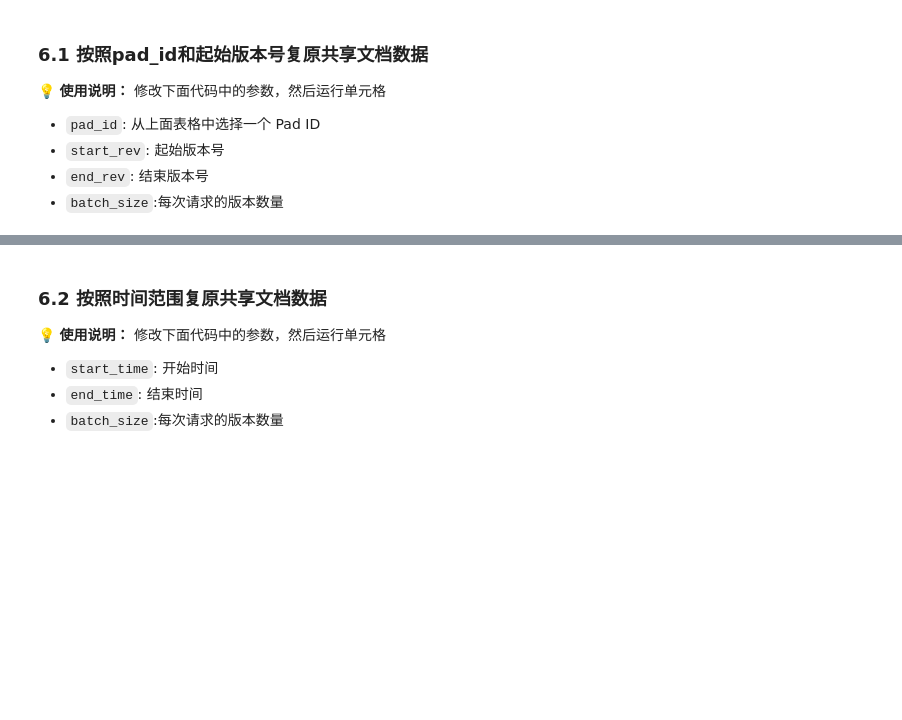
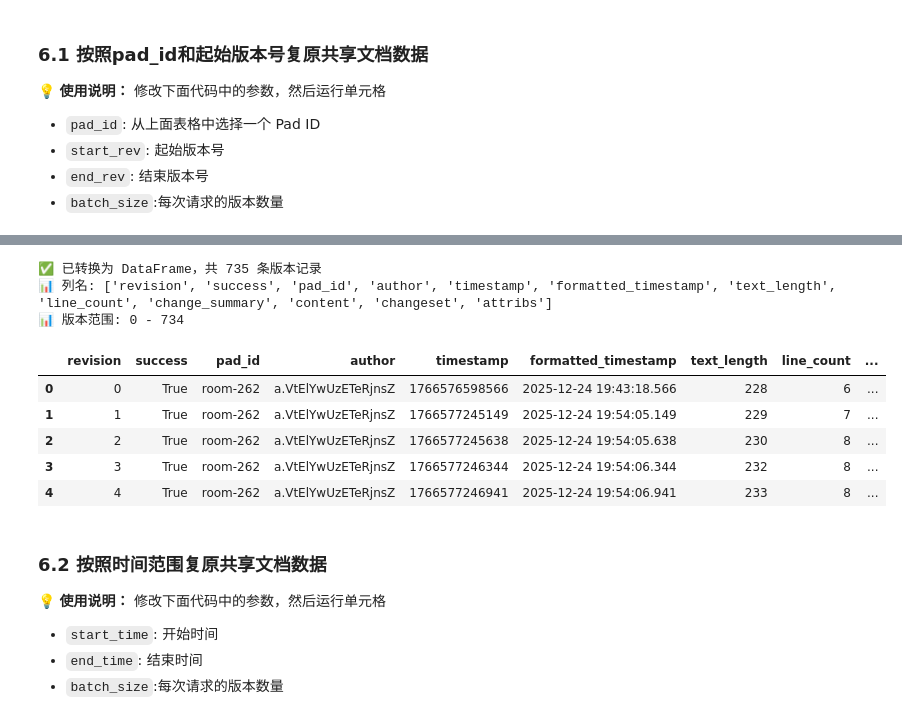
Before and after one commit to Ruotong2025/alic-etherpad-lite, a Jupyter notebook: notebooks/pad_content_rebuild_viewer.ipynb, the cells around one changed output, grey strips where cells are left out. Drawn from its saved outputs; the diff is of its cells as text; code cells hidden in the pictures; blank space fills up the shorter version.

```diff
--- a/notebooks/pad_content_rebuild_viewer.ipynb
+++ b/notebooks/pad_content_rebuild_viewer.ipynb
@@ -526,4 +536,42 @@ else:
 💡 结果已保存到变量 rebuild_result，可以在下面的单元格中查看详细内容
+# %%
+# 从 result 中提取版本数据
+# result 是一个字典，包含 'versions' 键，里面才是版本列表
+if isinstance(result, dict):
+    versionrange_versions = rebuild_result.get('versions', [])
+else:
+    # 如果 result 是列表（旧版本兼容）
+    versionrange_versions = [v for v in rebuild_result if isinstance(v, dict) and 'revision' in v]
+
+# 直接转 DataFrame
+versionrange_rebuild_df = pd.DataFrame(versionrange_versions)
+
+# 设置 Pandas 显示选项
+#pd.set_option('display.max_rows', None)  # 显示所有行
+#pd.set_option('display.max_columns', None)  # 显示所有列
+#pd.set_option('display.max_colwidth', 100)  # 列内容最多显示100字符（可调整）
+#pd.set_option('display.width', None)  # 自动调整宽度
+
+# 显示结果
+print(f"\n✅ 已转换为 DataFrame，共 {len(timerange_rebuild_df)} 条版本记录")
+if len(versionrange_rebuild_df) > 0:
+    print(f"📊 列名: {list(versionrange_rebuild_df.columns)}")
+    print(f"📊 版本范围: {versionrange_rebuild_df['revision'].min()} - {versionrange_rebuild_df['revision'].max()}")
+else:
+    print("⚠️  没有找到版本数据")
+# %% [output]
+✅ 已转换为 DataFrame，共 735 条版本记录
+📊 列名: ['revision', 'success', 'pad_id', 'author', 'timestamp', 'formatted_timestamp', 'text_length', 'line_count', 'change_summary', 'content', 'changeset', 'attribs']
+📊 版本范围: 0 - 734
+# %%
+versionrange_rebuild_df.head()
+# %% [output]
+|  | revision | success | pad_id | author | timestamp | formatted_timestamp | text_length | line_count | ... |
+| 0 | 0 | True | room-262 | a.VtElYwUzETeRjnsZ | 1766576598566 | 2025-12-24 19:43:18.566 | 228 | 6 | ... |
+| 1 | 1 | True | room-262 | a.VtElYwUzETeRjnsZ | 1766577245149 | 2025-12-24 19:54:05.149 | 229 | 7 | ... |
+| 2 | 2 | True | room-262 | a.VtElYwUzETeRjnsZ | 1766577245638 | 2025-12-24 19:54:05.638 | 230 | 8 | ... |
+| 3 | 3 | True | room-262 | a.VtElYwUzETeRjnsZ | 1766577246344 | 2025-12-24 19:54:06.344 | 232 | 8 | ... |
+| 4 | 4 | True | room-262 | a.VtElYwUzETeRjnsZ | 1766577246941 | 2025-12-24 19:54:06.941 | 233 | 8 | ... |
 # %% [markdown]
 ### 6.2 按照时间范围复原共享文档数据
 
```
Also changed, not shown: parts of 9 cells of this notebook, 1 other file.
